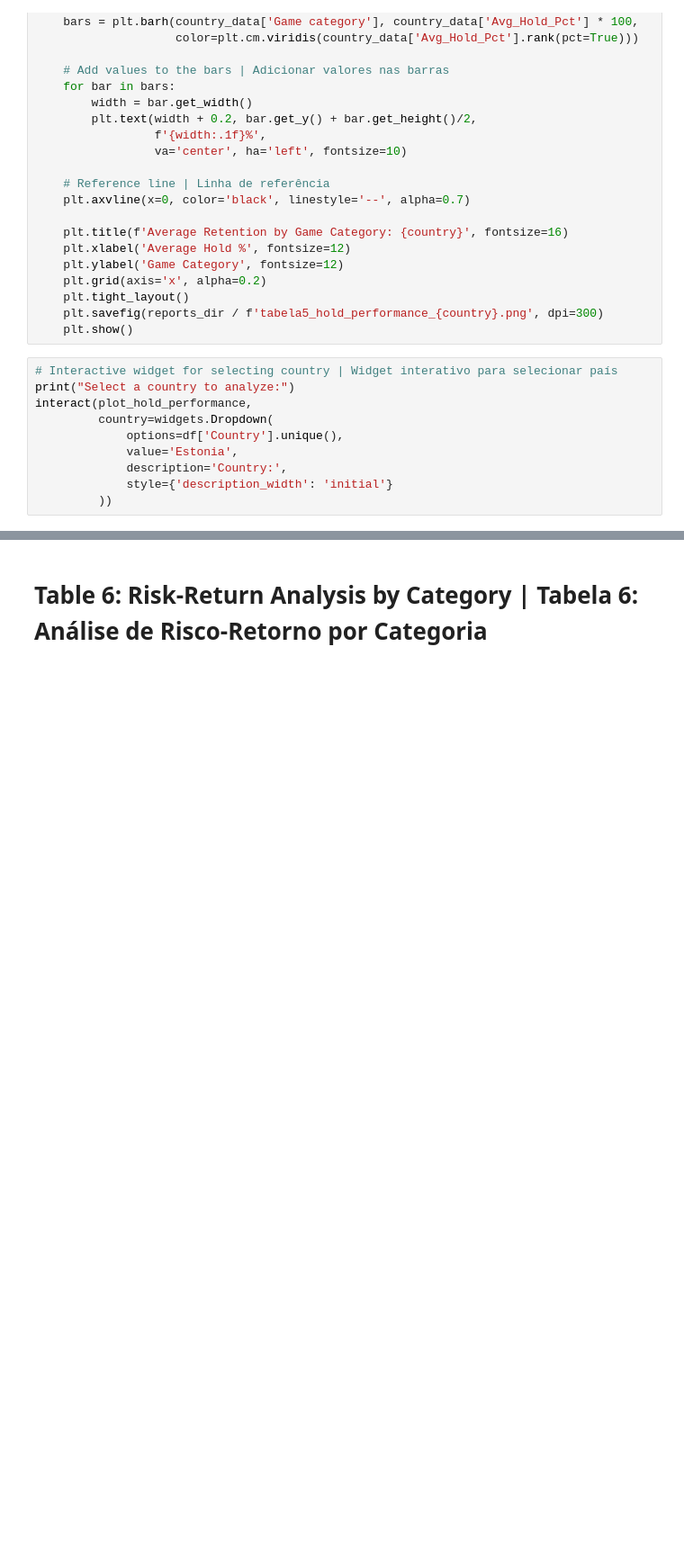
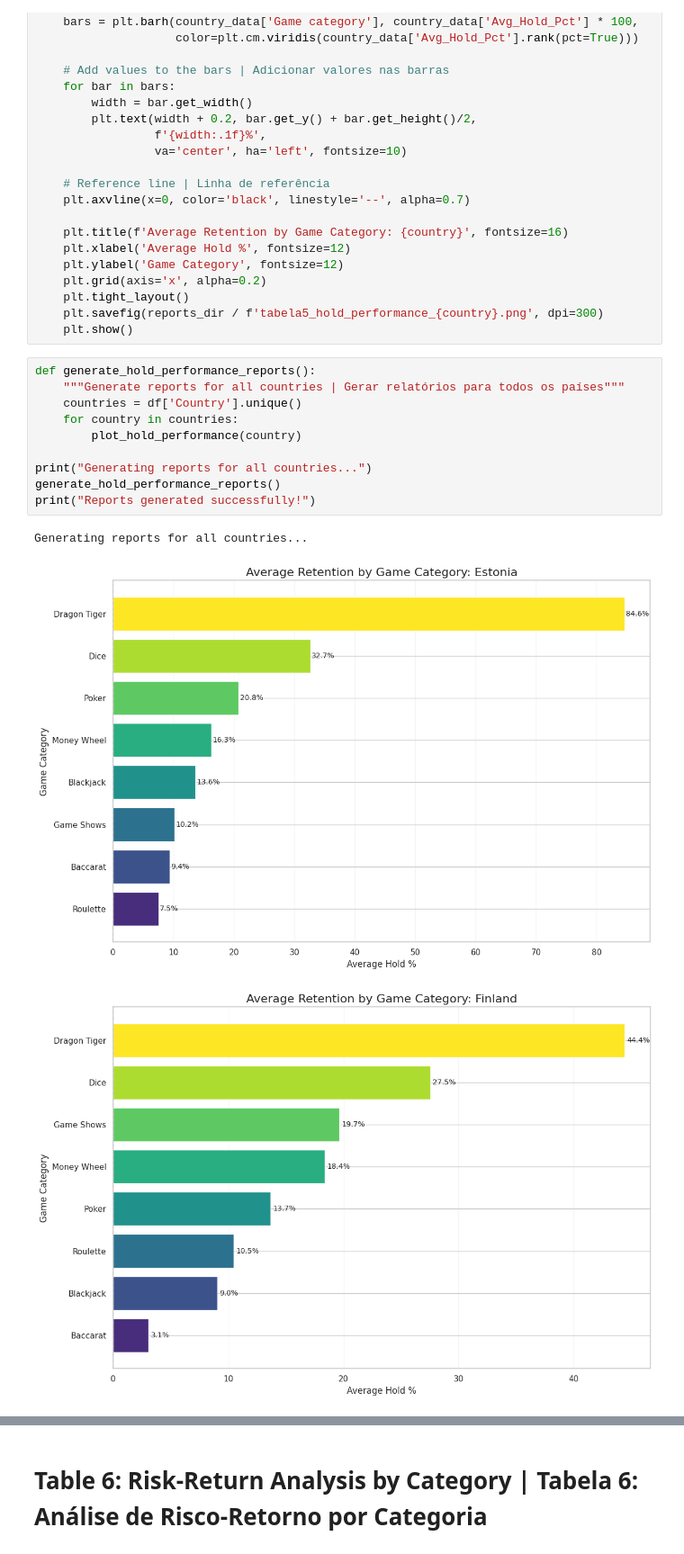
Before and after one commit to lucasvpinheiro/iGaming-Analytics, a Jupyter notebook: notebooks/3_Advanced_Analysis.ipynb, the cells around one changed output, grey strips where cells are left out. Shown at 90% size. Cells and saved outputs as stored; diff of their text form; blank space fills up the shorter version.

```diff
--- a/notebooks/3_Advanced_Analysis.ipynb
+++ b/notebooks/3_Advanced_Analysis.ipynb
@@ -66,12 +68,16 @@ def plot_hold_performance(country='Estonia'):
     plt.savefig(reports_dir / f'tabela5_hold_performance_{country}.png', dpi=300)
     plt.show()
 # %%
-# Interactive widget for selecting country | Widget interativo para selecionar país
-print("Select a country to analyze:")
-interact(plot_hold_performance,
-         country=widgets.Dropdown(
-             options=df['Country'].unique(),
-             value='Estonia',
-             description='Country:',
-             style={'description_width': 'initial'}
-         ))
+def generate_hold_performance_reports():
+    """Generate reports for all countries | Gerar relatórios para todos os países"""
+    countries = df['Country'].unique()
+    for country in countries:
+        plot_hold_performance(country)
+
+print("Generating reports for all countries...")
+generate_hold_performance_reports()
+print("Reports generated successfully!")
+# %% [output]
+Generating reports for all countries...
+[figure, added]
+[figure, added]
```
Also changed, not shown: parts of 4 cells of this notebook, 5 other files.
